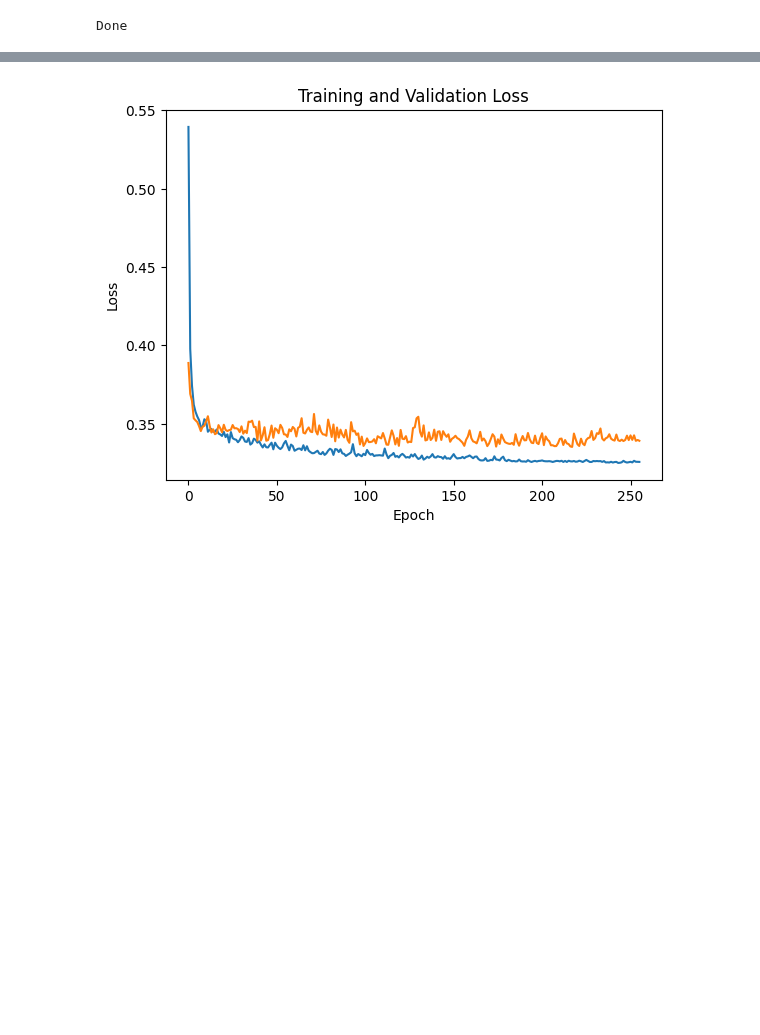
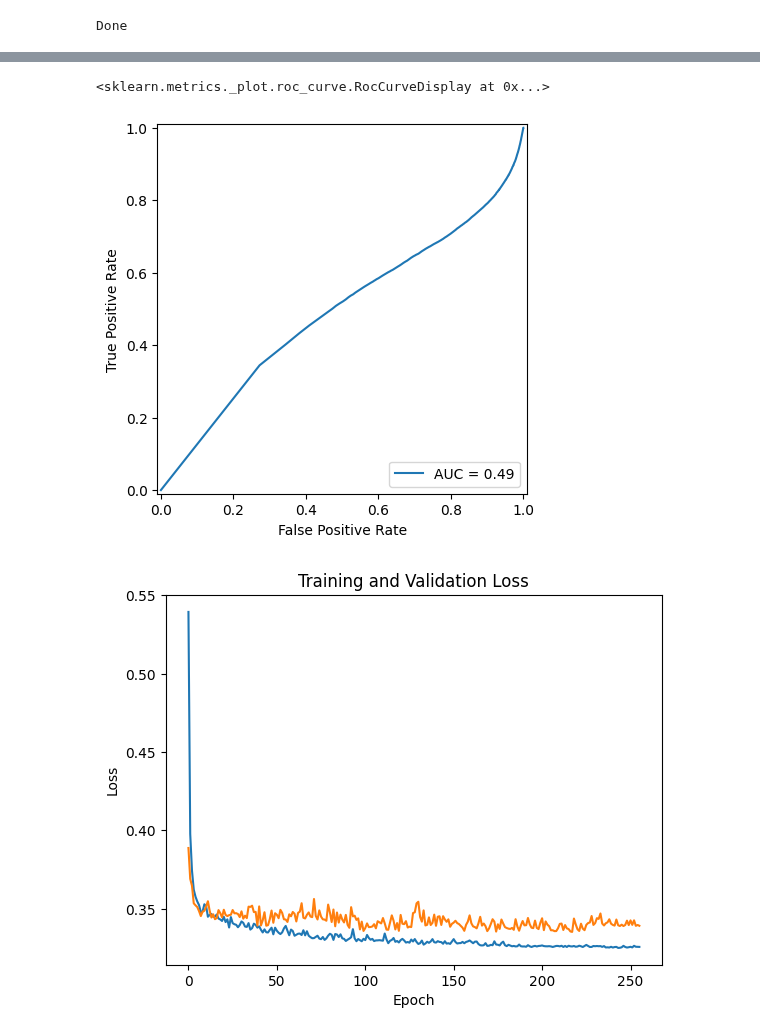
Before and after one commit to Loic017/TinyML-for-Epileptic-Seizures, a Jupyter notebook: stft_feature_extraction_and_training.ipynb, the cells around one changed output, grey strips where cells are left out. Cells and saved outputs as stored; diff of their text form; code cells hidden in the pictures; blank space fills up the shorter version.

```diff
--- a/stft_feature_extraction_and_training.ipynb
+++ b/stft_feature_extraction_and_training.ipynb
@@ -652,8 +626,8 @@ progress_bar = tqdm(range(num_epochs * len(train_dataloader)))
 
 print(f"Training {seizure_type} on {model_name} for {num_epochs} epochs")
 
-# TORCH_USE_CUDA_DSA
-correct, wrong = 0, 0
+tp, tn, fp, fn = 0, 0, 0, 0
+actual, predicted = [], []
 
 loss_track = []
 valid_loss_track = []
@@ -692,17 +666,20 @@ for epoch in range(num_epochs):
 
         valid_loss_batch.append(loss_fn(outputs, labels).item())
 
+        actual.append(labels)
+        predicted.append(outputs)
+
         for i, v in enumerate(outputs):
             if labels[i] == torch.tensor([1]).to(device):
                 if v[1] > v[0]:
-                    correct += 1
+                    tp += 1
                 else:
-                    wrong += 1
+                    fp += 1
             elif labels[i] == torch.tensor([0]).to(device):
                 if v[0] > v[1]:
-                    correct += 1
+                    tn += 1
                 else:
-                    wrong += 1
+                    fn += 1
 
     loss_track.append(sum(loss_batch) / len(loss_batch))
     valid_loss_track.append(sum(valid_loss_batch) / len(valid_loss_batch))
@@ -725,3 +723,26 @@ Not Correct: 3966
+# %%
+from sklearn import metrics
+
+y_true, y_score = [], []
+
+for i in actual:
+    for j in i:
+        y_true.append(j.to("cpu"))
+
+for i in predicted:
+    for j in i:
+        y_score.append(max(j).to("cpu"))
+
+# y_true = y_true.detach().cpu()
+# y_score = y_score.detach().cpu()
+
+fpr, tpr, _ = metrics.roc_curve(y_true=y_true, y_score=y_score)
+roc_auc = metrics.auc(fpr, tpr)
+dis = metrics.RocCurveDisplay(fpr=fpr, tpr=tpr, roc_auc=roc_auc)
+dis.plot()
+# %% [output]
+<sklearn.metrics._plot.roc_curve.RocCurveDisplay at 0x...>
+[figure, added]
 # %%
 # Plot losses
 a = []
```
Also changed, not shown: parts of 8 cells of this notebook.
